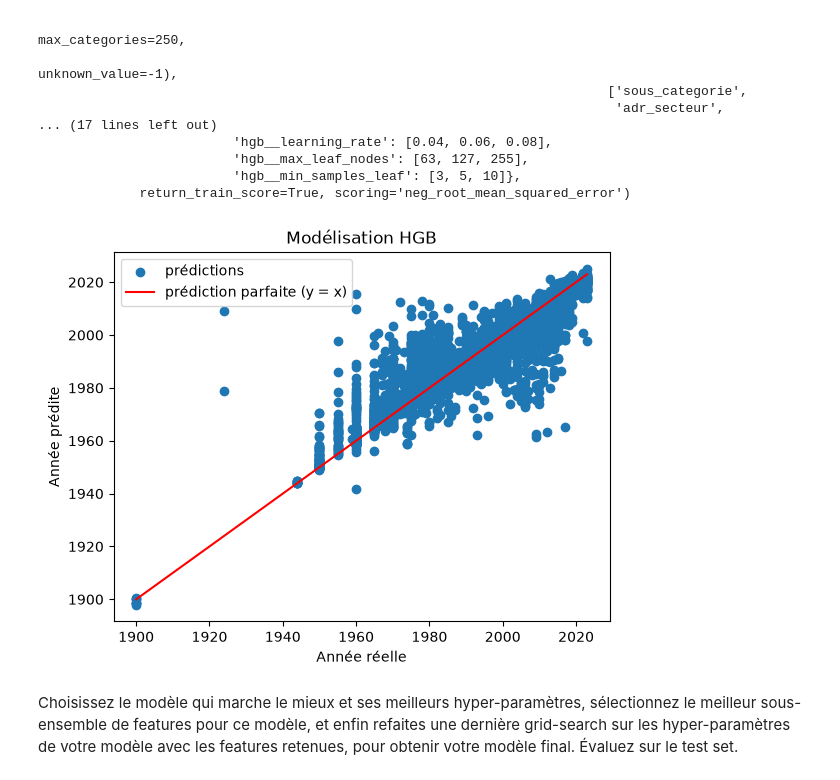
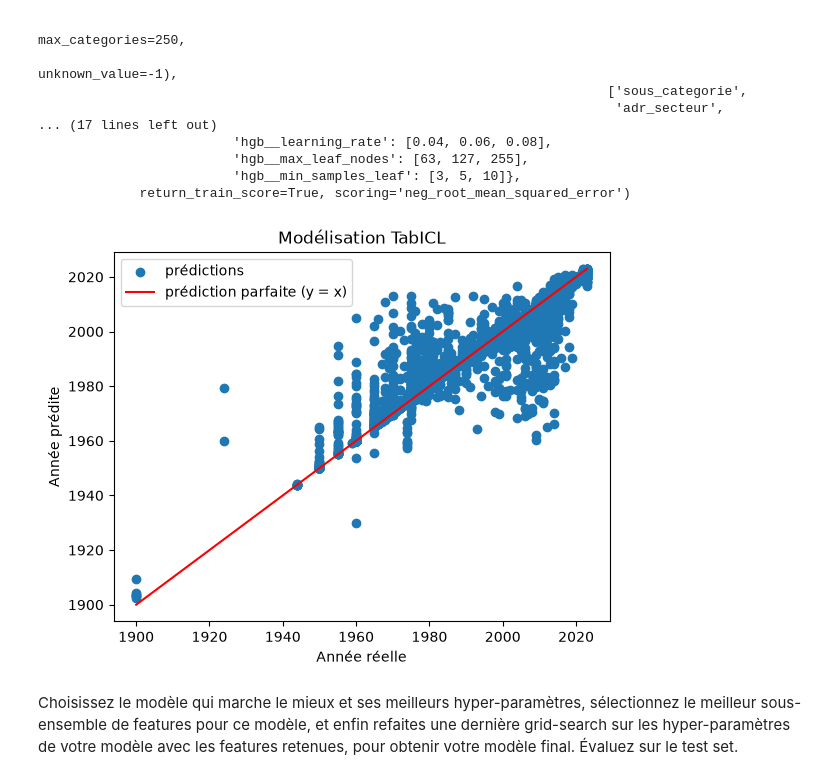
Before and after one commit to srcccninta/ML1, a Jupyter notebook: Notebooks/ML12_GridSearch_RandomForest.ipynb, the cells around one changed output. Saved outputs shown, nothing was run; the diff lists cells and outputs as text; code cells hidden in the pictures.

Commit message:
finished tabicl and now i'm cleaning my data better before doing the model again

```diff
--- a/Notebooks/ML12_GridSearch_RandomForest.ipynb
+++ b/Notebooks/ML12_GridSearch_RandomForest.ipynb
@@ -632,17 +597,23 @@ tab.sort_values('cv_rmse').round(2).head(10)
+# %%
+#TabICLRegressor
+
+model_tabicl = TabICLRegressor()
+tabicl_cv = cross_validate(model_tabicl, X_train, y_train, cv=5, scoring='neg_root_mean_squared_error')
 # %%
 #Calcul des prédictions :
-y_predHGB = model_HGB.predict(X_test)
+model_tabicl.fit(X_train, y_train)
+y_predtTabicl = model_tabicl.predict(X_test)
 
 # Visualisation des prédictions.
-plt.scatter(y_test, y_predHGB, label='prédictions')
+plt.scatter(y_test, y_predtTabicl, label='prédictions')
 lims = [y_test.min(), y_test.max()]
 plt.plot(lims, lims, 'r', label='prédiction parfaite (y = x)')
 plt.legend()
 plt.xlabel('Année réelle')
 plt.ylabel('Année prédite')
-plt.title('Modélisation HGB')
+plt.title('Modélisation TabICL')
 plt.show()
 # %% [output]
-[figure, old version]
+[figure, new version]
 # %% [markdown]
 Choisissez le modèle qui marche le mieux et ses meilleurs hyper-paramètres, sélectionnez le meilleur sous-ensemble de features pour ce modèle, et enfin refaites une dernière grid-search sur les hyper-paramètres de votre modèle avec les features retenues, pour obtenir votre modèle final. Évaluez sur le test set.
```
Also changed, not shown: parts of 9 cells of this notebook, 2 other files.
